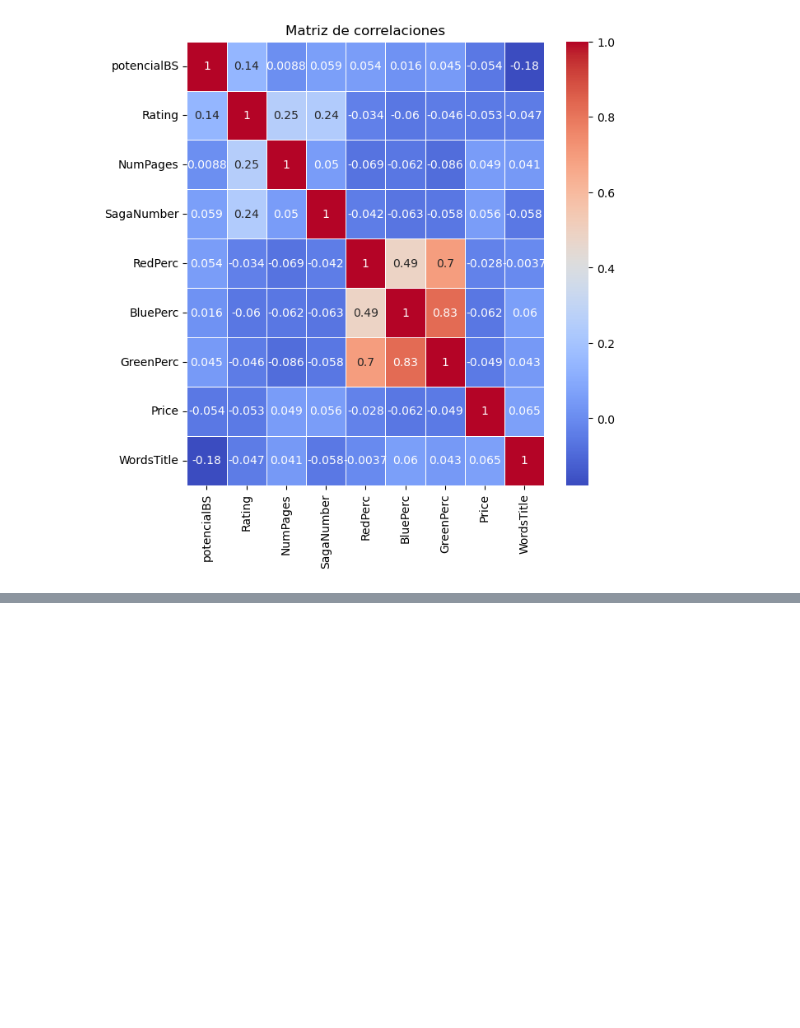
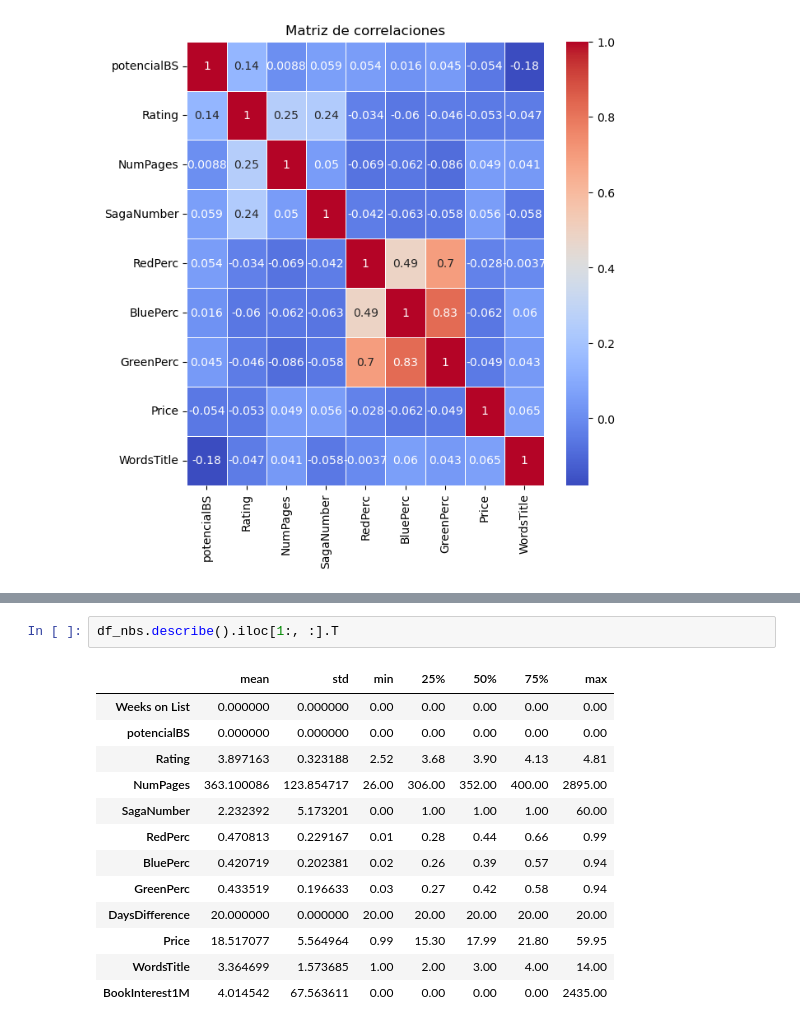
Before and after one commit to MMCCJJ/NOVELLA, a Jupyter notebook: src/exploracion/exploracion.ipynb, the cells around one changed output, grey strips where cells are left out. Saved outputs shown, nothing was run; the diff lists cells and outputs as text; blank space fills up the shorter version.

```diff
--- a/src/exploracion/exploracion.ipynb
+++ b/src/exploracion/exploracion.ipynb
@@ -257,0 +294,16 @@ plt.show()
+# %%
+df_nbs.describe().iloc[1:, :].T
+# %% [output]
+|  | mean | std | min | 25% | 50% | 75% | max |
+| Weeks on List | 0.000000 | 0.000000 | 0.00 | 0.00 | 0.00 | 0.00 | 0.00 |
+| potencialBS | 0.000000 | 0.000000 | 0.00 | 0.00 | 0.00 | 0.00 | 0.00 |
+| Rating | 3.897163 | 0.323188 | 2.52 | 3.68 | 3.90 | 4.13 | 4.81 |
+| NumPages | 363.100086 | 123.854717 | 26.00 | 306.00 | 352.00 | 400.00 | 2895.00 |
+| SagaNumber | 2.232392 | 5.173201 | 0.00 | 1.00 | 1.00 | 1.00 | 60.00 |
+| RedPerc | 0.470813 | 0.229167 | 0.01 | 0.28 | 0.44 | 0.66 | 0.99 |
+| BluePerc | 0.420719 | 0.202381 | 0.02 | 0.26 | 0.39 | 0.57 | 0.94 |
+| GreenPerc | 0.433519 | 0.196633 | 0.03 | 0.27 | 0.42 | 0.58 | 0.94 |
+| DaysDifference | 20.000000 | 0.000000 | 20.00 | 20.00 | 20.00 | 20.00 | 20.00 |
+| Price | 18.517077 | 5.564964 | 0.99 | 15.30 | 17.99 | 21.80 | 59.95 |
+| WordsTitle | 3.364699 | 1.573685 | 1.00 | 2.00 | 3.00 | 4.00 | 14.00 |
+| BookInterest1M | 4.014542 | 67.563611 | 0.00 | 0.00 | 0.00 | 0.00 | 2435.00 |
```
Also changed, not shown: parts of 10 cells of this notebook.
